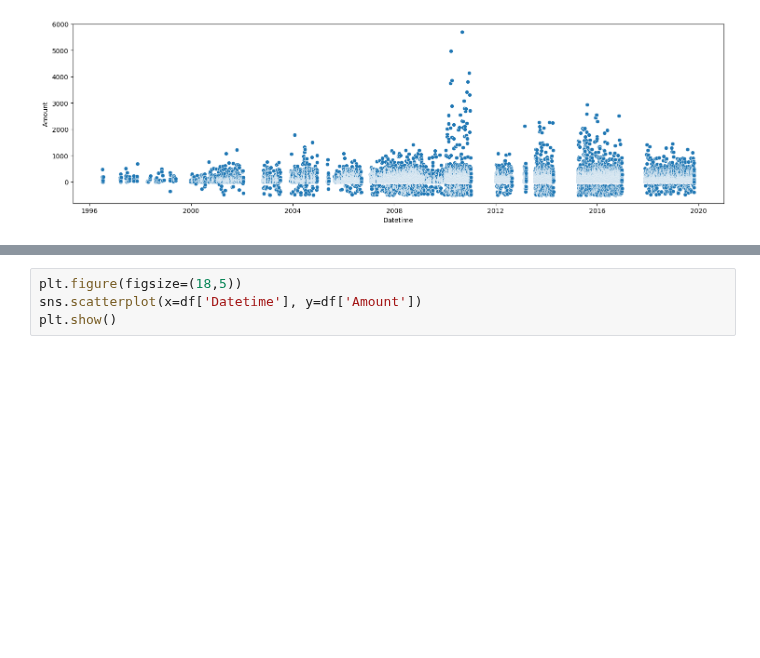
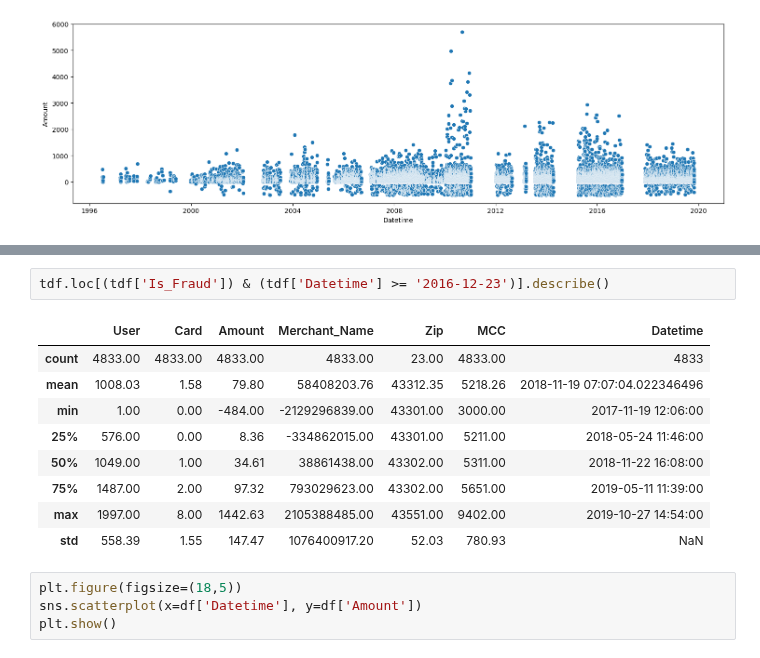
Before and after one commit to Yichen-Z/ece5831-2023-ccf, a Jupyter notebook: explore_transactions.ipynb, the cells around one changed output, grey strips where cells are left out. Cells and saved outputs as stored; diff of their text form; blank space fills up the shorter version.

```diff
--- a/explore_transactions.ipynb
+++ b/explore_transactions.ipynb
@@ -618,3 +613,15 @@ fdf.loc[(fdf['Datetime'] >= '2011-01-01') & (fdf['Datetime'] < '2012-01-01')].de
+# %%
+tdf.loc[(tdf['Is_Fraud']) & (tdf['Datetime'] >= '2016-12-23')].describe()
+# %% [output]
+|  | User | Card | Amount | Merchant_Name | Zip | MCC | Datetime |
+| count | 4833.00 | 4833.00 | 4833.00 | 4833.00 | 23.00 | 4833.00 | 4833 |
+| mean | 1008.03 | 1.58 | 79.80 | 58408203.76 | 43312.35 | 5218.26 | 2018-11-19 07:07:04.022346496 |
+| min | 1.00 | 0.00 | -484.00 | -2129296839.00 | 43301.00 | 3000.00 | 2017-11-19 12:06:00 |
+| 25% | 576.00 | 0.00 | 8.36 | -334862015.00 | 43301.00 | 5211.00 | 2018-05-24 11:46:00 |
+| 50% | 1049.00 | 1.00 | 34.61 | 38861438.00 | 43302.00 | 5311.00 | 2018-11-22 16:08:00 |
+| 75% | 1487.00 | 2.00 | 97.32 | 793029623.00 | 43302.00 | 5651.00 | 2019-05-11 11:39:00 |
+| max | 1997.00 | 8.00 | 1442.63 | 2105388485.00 | 43551.00 | 9402.00 | 2019-10-27 14:54:00 |
+| std | 558.39 | 1.55 | 147.47 | 1076400917.20 | 52.03 | 780.93 | NaN |
 # %%
 plt.figure(figsize=(18,5))
 sns.scatterplot(x=df['Datetime'], y=df['Amount'])
```
Also changed, not shown: parts of 2 cells of this notebook.
